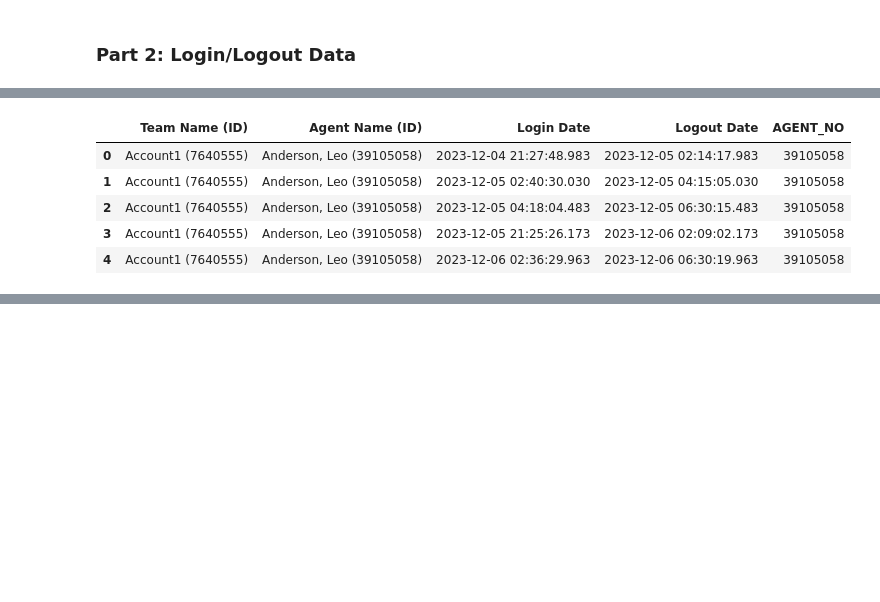
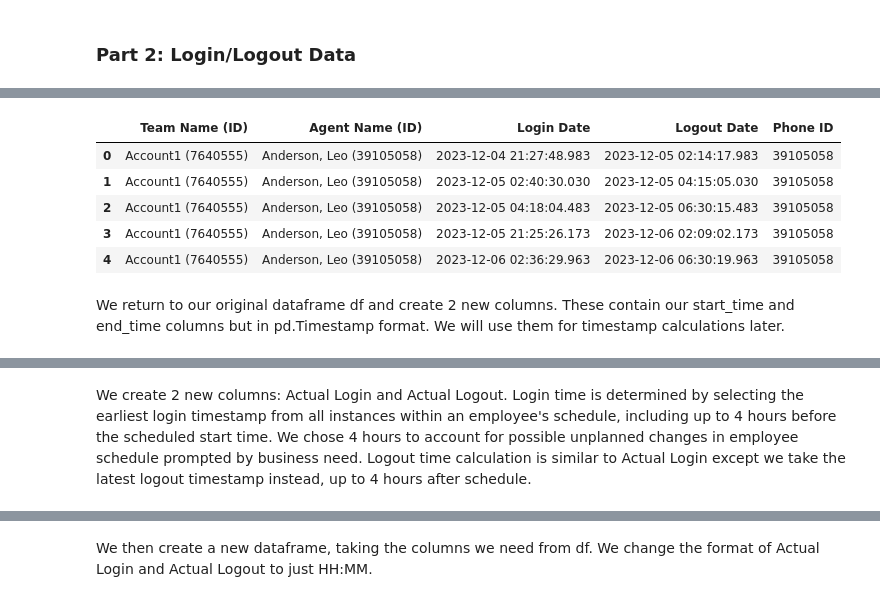
Before and after one commit to voltrecto/attendance-data, a Jupyter notebook: Attendance_Data.ipynb, the cells around one changed output, grey strips where cells are left out. Drawn from its saved outputs; the diff is of its cells as text; code cells hidden in the pictures; blank space fills up the shorter version.

```diff
--- a/Attendance_Data.ipynb
+++ b/Attendance_Data.ipynb
@@ -276,18 +319,20 @@ phone_data_df.head()
 # %%
 phone_data_df.drop(columns=['Agent Session', 'Duration'], inplace=True) # Drop Duration Column
 phone_data_df['Team Name (ID)'].fillna(method='ffill', inplace=True) # Fill team name NaNs with value immediately above
 phone_data_df['Agent Name (ID)'].fillna(method='ffill', inplace=True) # Fill agent name NaNs with value immediately above
 phone_data_df.dropna(subset=['Login Date'], inplace=True) # Drop NaTs under Login Date
 phone_data_df.reset_index(drop=True, inplace=True)
-phone_data_df['AGENT_NO'] = phone_data_df['Agent Name (ID)'].str.extract(r'\((\d+)\)').astype(int) # Extract agent_no and add column
+phone_data_df['Phone ID'] = phone_data_df['Agent Name (ID)'].str.extract(r'\((\d+)\)').astype(int) # Extract phone ID and add column
 phone_data_df.head()
 # %% [output]
-|  | Team Name (ID) | Agent Name (ID) | Login Date | Logout Date | AGENT_NO |
+|  | Team Name (ID) | Agent Name (ID) | Login Date | Logout Date | Phone ID |
 | 0 | Account1 (7640555) | Anderson, Leo (39105058) | 2023-12-04 21:27:48.983 | 2023-12-05 02:14:17.983 | 39105058 |
 | 1 | Account1 (7640555) | Anderson, Leo (39105058) | 2023-12-05 02:40:30.030 | 2023-12-05 04:15:05.030 | 39105058 |
 | 2 | Account1 (7640555) | Anderson, Leo (39105058) | 2023-12-05 04:18:04.483 | 2023-12-05 06:30:15.483 | 39105058 |
 | 3 | Account1 (7640555) | Anderson, Leo (39105058) | 2023-12-05 21:25:26.173 | 2023-12-06 02:09:02.173 | 39105058 |
 | 4 | Account1 (7640555) | Anderson, Leo (39105058) | 2023-12-06 02:36:29.963 | 2023-12-06 06:30:19.963 | 39105058 |
+# %% [markdown]
+We return to our original dataframe df and create 2 new columns. These contain our start_time and end_time columns but in pd.Timestamp format. We will use them for timestamp calculations later.
 # %%
 def combine_date_time(row, time_col):
     time_value = row[time_col]
@@ -305,6 +350,10 @@ df.head()
 | 2 | Account1 | Barrett, Emma | Z895504 | L1 | 22:30:00 | 22:30:00 | 1323496 | 34591484 | ... |
 | 3 | Account1 | Barrett, Nathan | Z450462 | L1 | 18:00:00 | VL | 1407756 | 20152612 | ... |
 | 4 | Account1 | Bennett, Samuel | Z881393 | L1 | 16:00:00 | 16:00:00 | 1544048 | 39176237 | ... |
+# %% [markdown]
+We create 2 new columns: Actual Login and Actual Logout.
+Login time is determined by selecting the earliest login timestamp from all instances within an employee's schedule, including up to 4 hours before the scheduled start time. We chose 4 hours to account for possible unplanned changes in employee schedule prompted by business need.
+Logout time calculation is similar to Actual Login except we take the latest logout timestamp instead, up to 4 hours after schedule.
 # %%
 # Function to determine earliest login time within period between 4 hours before shift and schedule
 
@@ -338,6 +387,8 @@ df.head()
 | 2 | Account1 | Barrett, Emma | Z895504 | L1 | 22:30:00 | 22:30:00 | 1323496 | 34591484 | ... |
 | 3 | Account1 | Barrett, Nathan | Z450462 | L1 | 18:00:00 | VL | 1407756 | 20152612 | ... |
 | 4 | Account1 | Bennett, Samuel | Z881393 | L1 | 16:00:00 | 16:00:00 | 1544048 | 39176237 | ... |
+# %% [markdown]
+We then create a new dataframe, taking the columns we need from df. We change the format of Actual Login and Actual Logout to just HH:MM.
 # %%
 lilo_data = df[['Employee Full Name', 'date', 'Actual Login', 'Actual Logout', 'Employee ID']].copy()
 lilo_data.dropna(subset=['Actual Login'], inplace=True)
```
Also changed, not shown: parts of 26 cells of this notebook.
